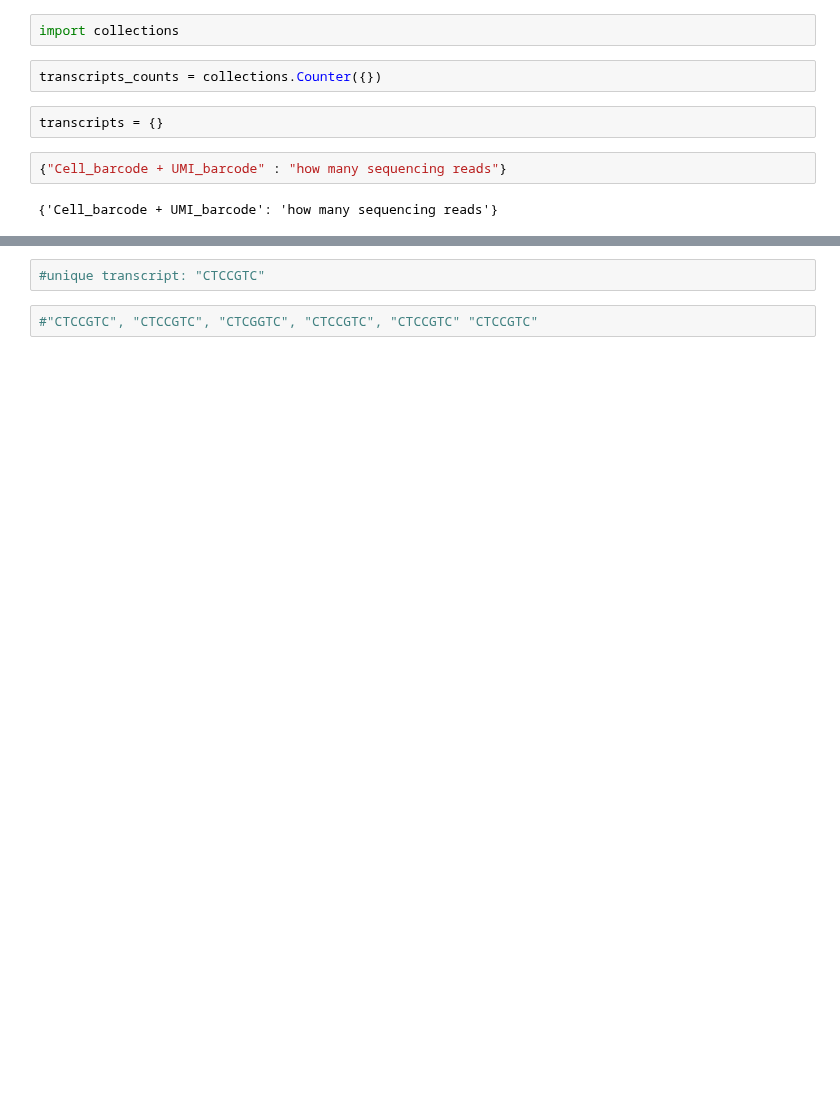
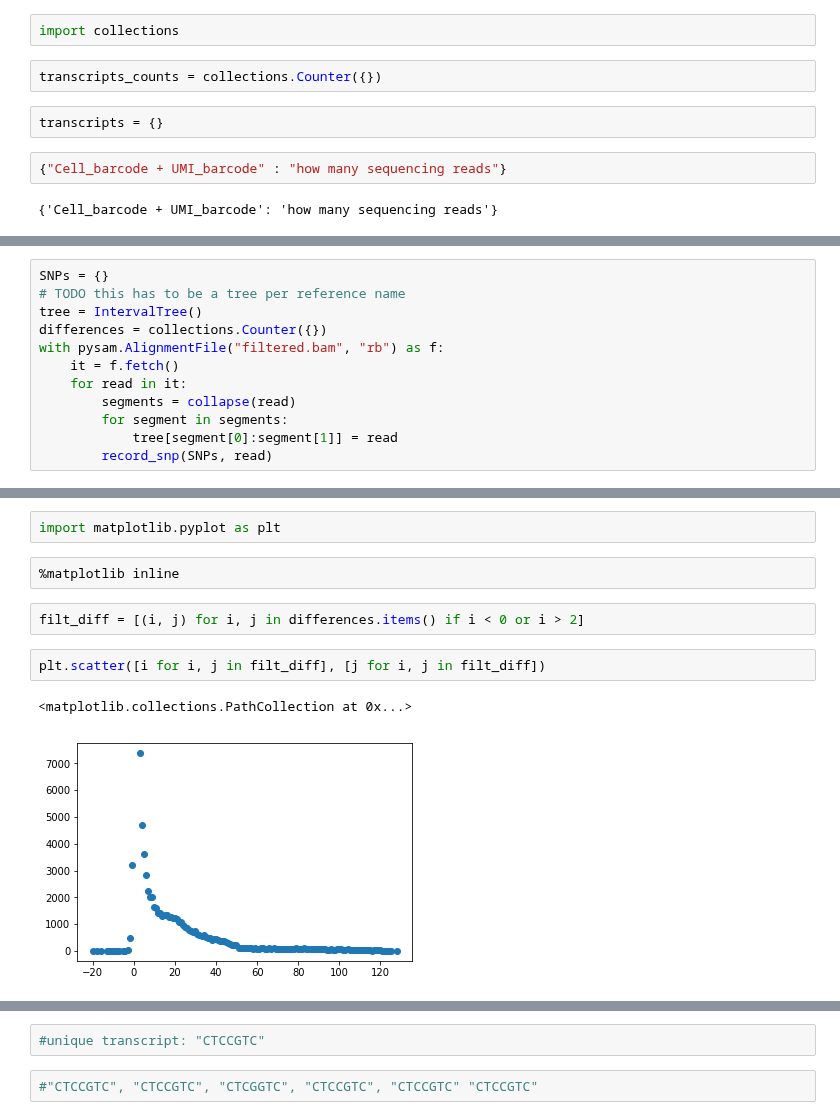
Before and after one commit to picrin/sc_clone, a Jupyter notebook: sc_clone.ipynb, the cells around one changed output, grey strips where cells are left out. Cells and saved outputs as stored; diff of their text form; blank space fills up the shorter version.

```diff
--- a/sc_clone.ipynb
+++ b/sc_clone.ipynb
@@ -42,0 +65,12 @@ transcripts = {}
+# %%
+SNPs = {}
+# TODO this has to be a tree per reference name
+tree = IntervalTree()
+differences = collections.Counter({})
+with pysam.AlignmentFile("filtered.bam", "rb") as f:
+    it = f.fetch()
+    for read in it:
+        segments = collapse(read)
+        for segment in segments:
+            tree[segment[0]:segment[1]] = read
+        record_snp(SNPs, read)
@@ -42,0 +216,11 @@ transcripts = {}
+# %%
+import matplotlib.pyplot as plt
+# %%
+%matplotlib inline
+# %%
+filt_diff = [(i, j) for i, j in differences.items() if i < 0 or i > 2]
+# %%
+plt.scatter([i for i, j in filt_diff], [j for i, j in filt_diff])
+# %% [output]
+<matplotlib.collections.PathCollection at 0x...>
+[figure, added]
```
Also changed, not shown: parts of 36 cells of this notebook.
